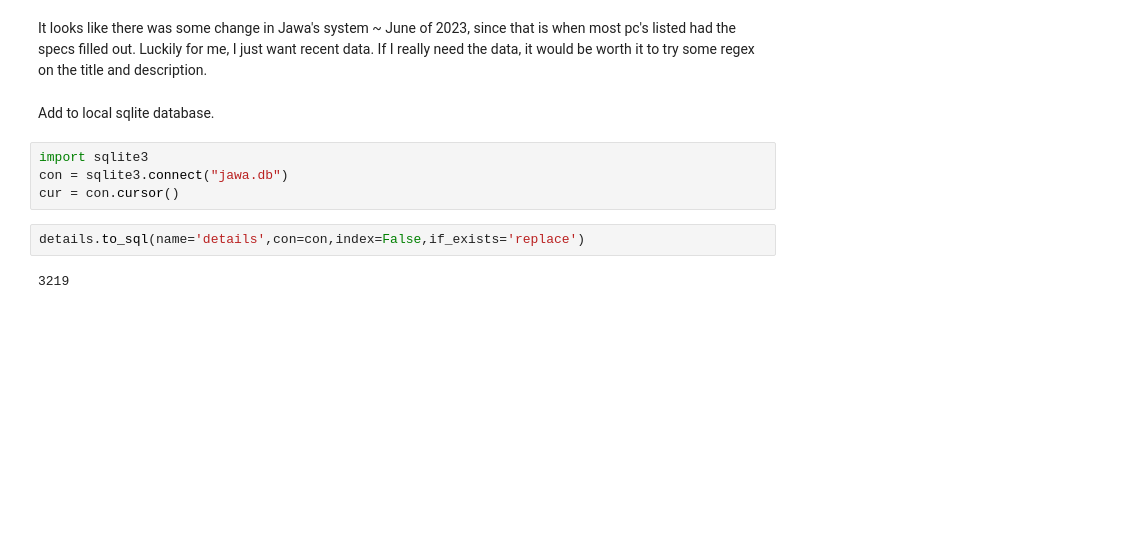
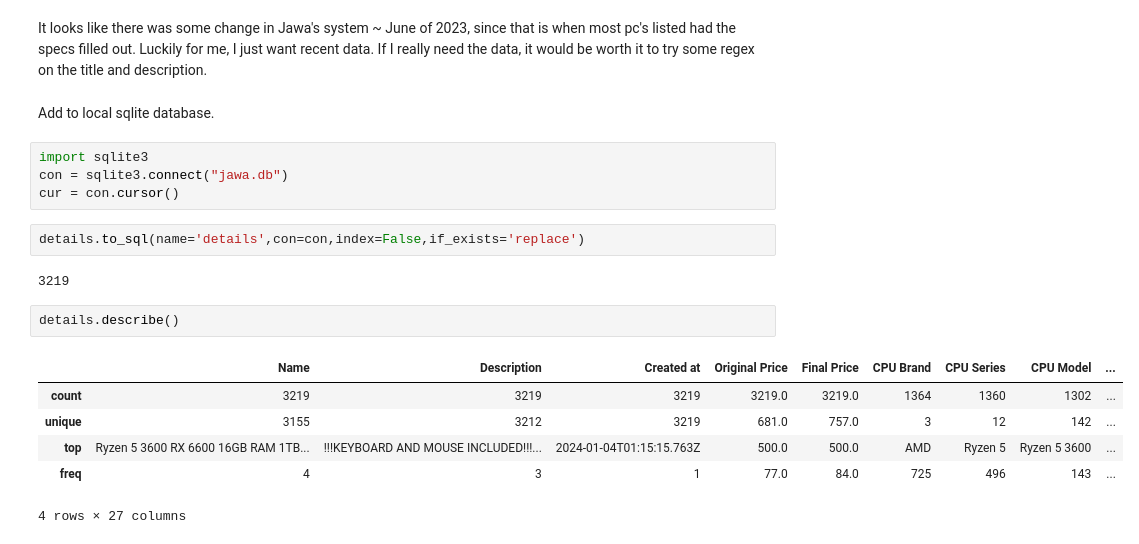
Before and after one commit to gossdante/ebay_app, a Jupyter notebook: jawa.ipynb, the cells around one changed output. Saved outputs shown, nothing was run; the diff lists cells and outputs as text; blank space fills up the shorter version.

```diff
--- a/jawa.ipynb
+++ b/jawa.ipynb
@@ -370,3 +370,12 @@ cur = con.cursor()
 details.to_sql(name='details',con=con,index=False,if_exists='replace')
 # %% [output]
 3219
+# %%
+details.describe()
+# %% [output]
+|  | Name | Description | Created at | Original Price | Final Price | CPU Brand | CPU Series | CPU Model | ... |
+| count | 3219 | 3219 | 3219 | 3219.0 | 3219.0 | 1364 | 1360 | 1302 | ... |
+| unique | 3155 | 3212 | 3219 | 681.0 | 757.0 | 3 | 12 | 142 | ... |
+| top | Ryzen 5 3600 RX 6600 16GB RAM 1TB... | !!!KEYBOARD AND MOUSE INCLUDED!!!... | 2024-01-04T01:15:15.763Z | 500.0 | 500.0 | AMD | Ryzen 5 | Ryzen 5 3600 | ... |
+| freq | 4 | 3 | 1 | 77.0 | 84.0 | 725 | 496 | 143 | ... |
+4 rows × 27 columns
```
Also changed, not shown: parts of 5 cells of this notebook, 1 other file.
